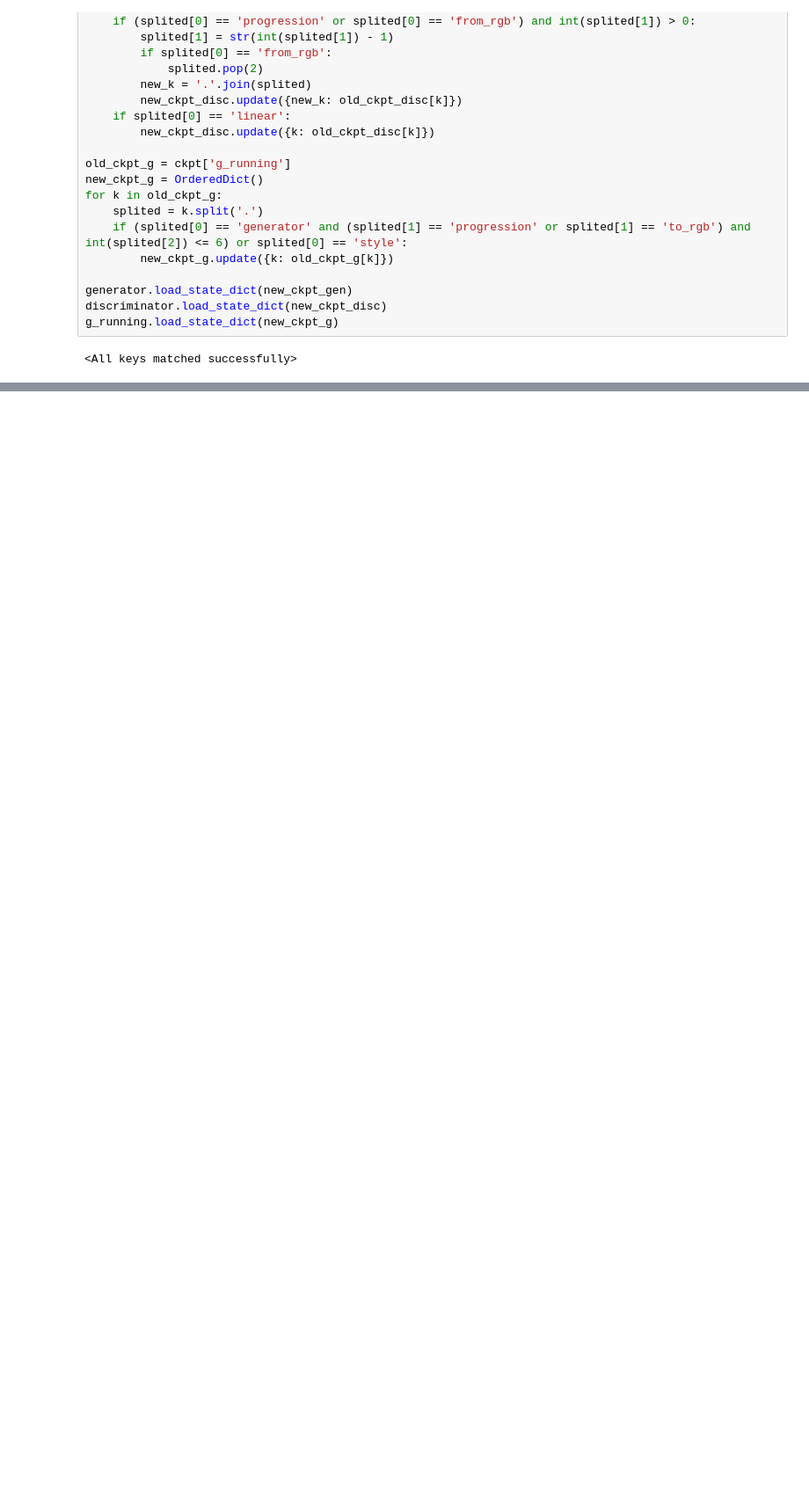
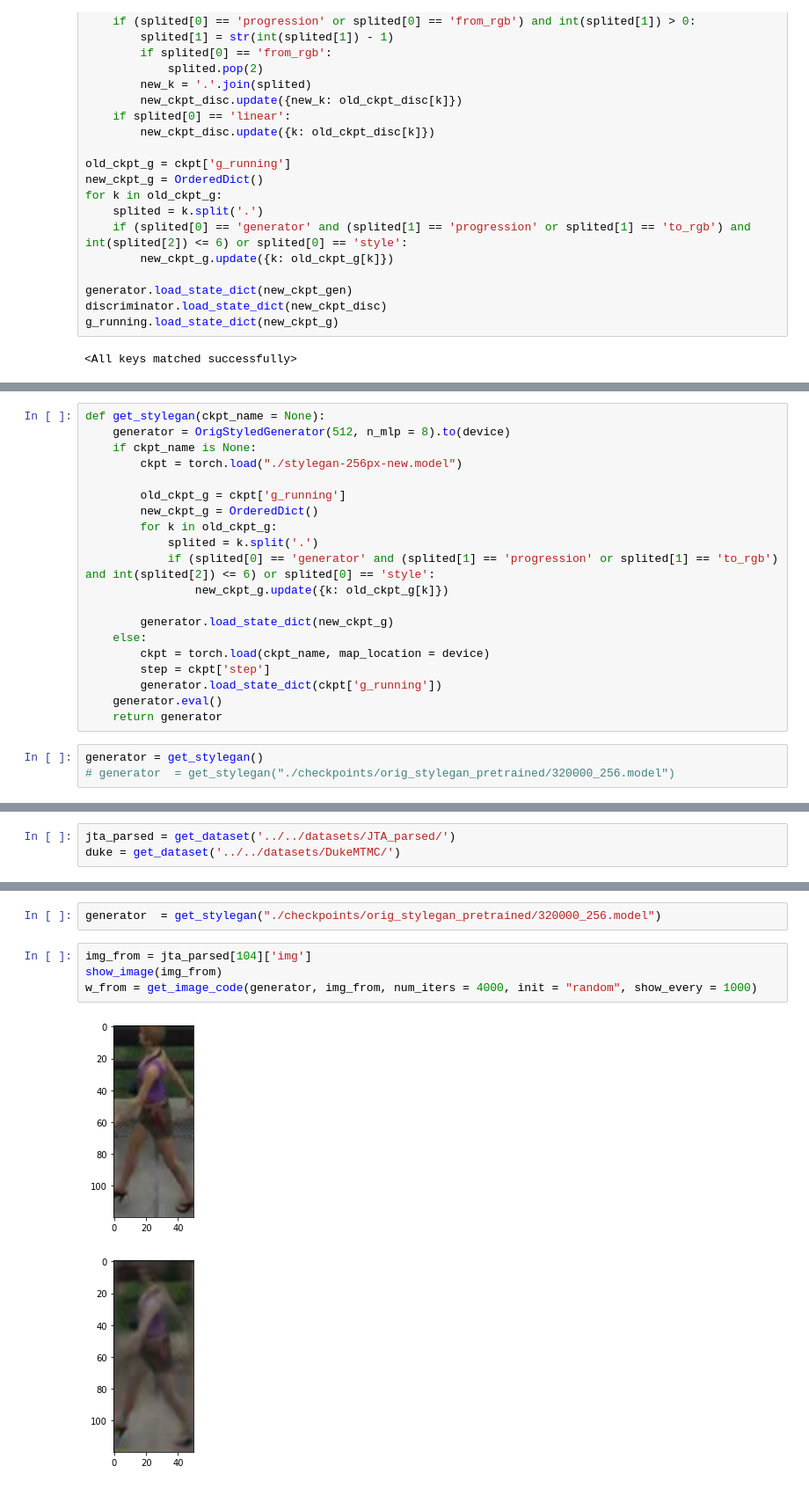
Before and after one commit to mirmashel/cycleGAN_and_re-id, a Jupyter notebook: stylegan/test_realisation.ipynb, the cells around one changed output, grey strips where cells are left out. Shown at 88% size. Drawn from its saved outputs; the diff is of its cells as text; blank space fills up the shorter version.

```diff
--- a/stylegan/test_realisation.ipynb
+++ b/stylegan/test_realisation.ipynb
@@ -252,0 +258,23 @@ g_running.load_state_dict(new_ckpt_g)
+# %%
+def get_stylegan(ckpt_name = None):
+    generator = OrigStyledGenerator(512, n_mlp = 8).to(device)
+    if ckpt_name is None:
+        ckpt = torch.load("./stylegan-256px-new.model")
+
+        old_ckpt_g = ckpt['g_running']
+        new_ckpt_g = OrderedDict()
+        for k in old_ckpt_g:
+            splited = k.split('.')
+            if (splited[0] == 'generator' and (splited[1] == 'progression' or splited[1] == 'to_rgb') and int(splited[2]) <= 6) or splited[0] == 'style':
+                new_ckpt_g.update({k: old_ckpt_g[k]})
+
+        generator.load_state_dict(new_ckpt_g)
+    else:
+        ckpt = torch.load(ckpt_name, map_location = device)
+        step = ckpt['step']
+        generator.load_state_dict(ckpt['g_running'])
+    generator.eval()
+    return generator
+# %%
+generator = get_stylegan()
+# generator  = get_stylegan("./checkpoints/orig_stylegan_pretrained/320000_256.model")
@@ -252,0 +419,3 @@ g_running.load_state_dict(new_ckpt_g)
+# %%
+jta_parsed = get_dataset('../../datasets/JTA_parsed/')
+duke = get_dataset('../../datasets/DukeMTMC/')
@@ -252,0 +424,9 @@ g_running.load_state_dict(new_ckpt_g)
+# %%
+generator  = get_stylegan("./checkpoints/orig_stylegan_pretrained/320000_256.model")
+# %%
+img_from = jta_parsed[104]['img']
+show_image(img_from)
+w_from = get_image_code(generator, img_from, num_iters = 4000, init = "random", show_every = 1000)
+# %% [output]
+[figure, added]
+[figure, added]
```
Also changed, not shown: parts of 22 cells of this notebook, 5 other files.
